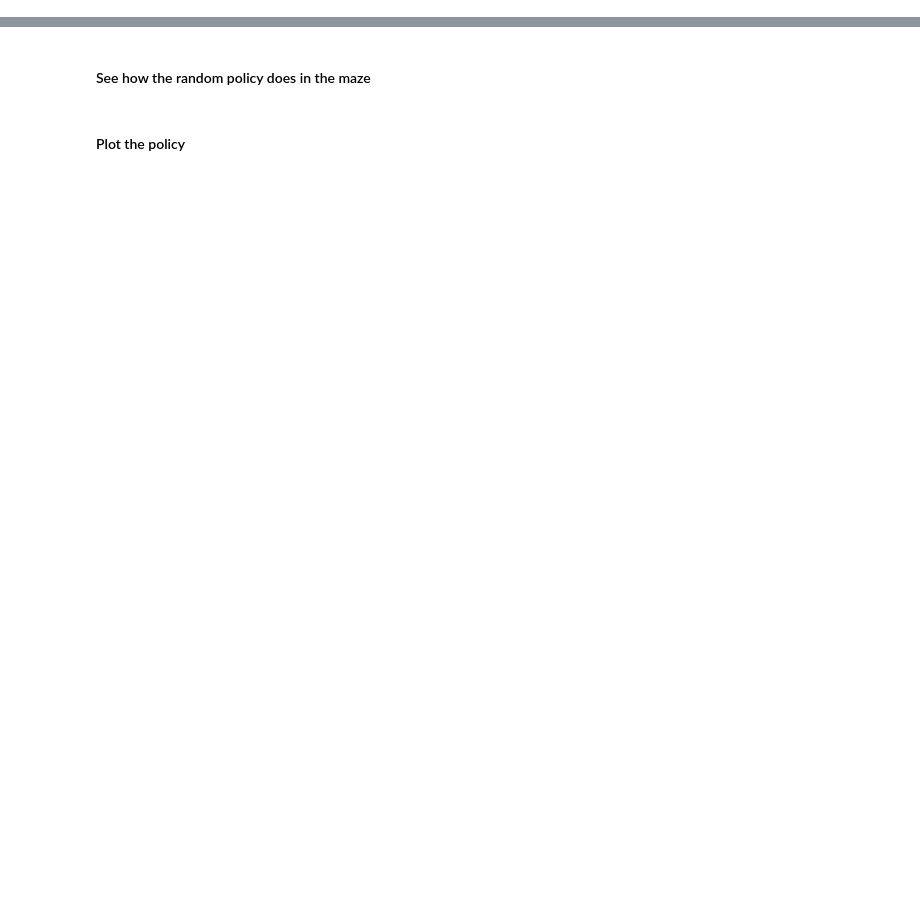
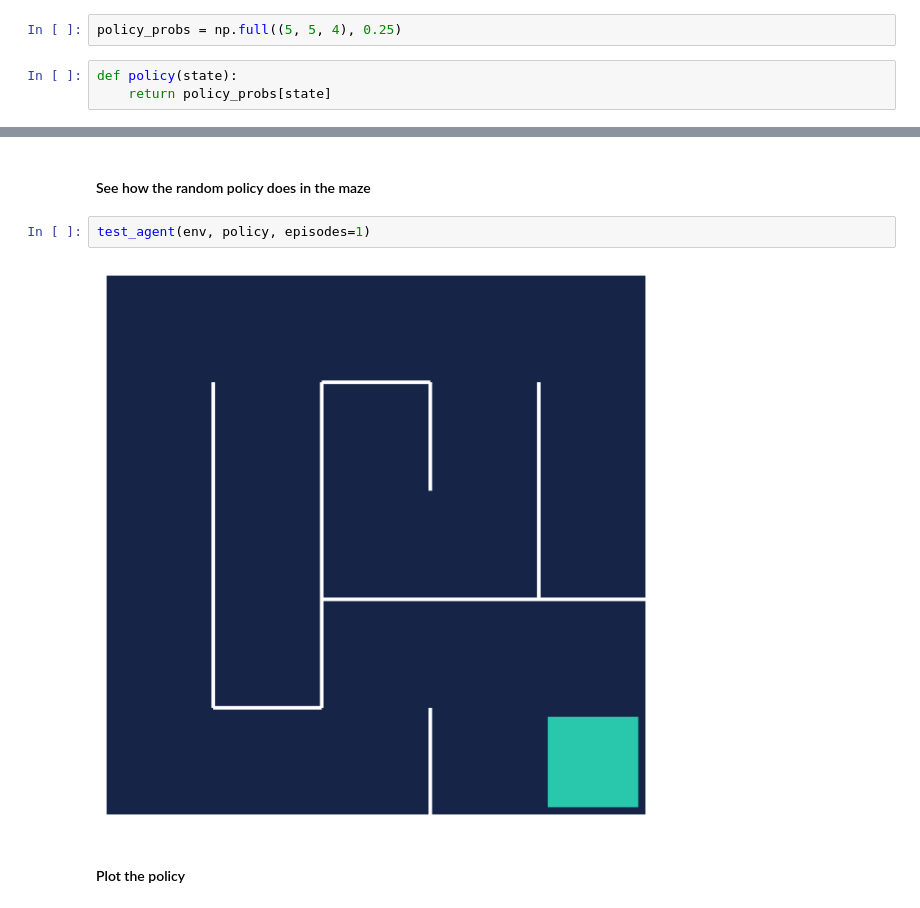
Before and after one commit to LooseTerrifyingSpaceMonkey/courses-books, a Jupyter notebook: reinforcement-learning-beginner-master/Section_3_value_iteration.ipynb, the cells around one changed output, grey strips where cells are left out. Cells and saved outputs as stored; diff of their text form; blank space fills up the shorter version.

```diff
--- a/reinforcement-learning-beginner-master/Section_3_value_iteration.ipynb
+++ b/reinforcement-learning-beginner-master/Section_3_value_iteration.ipynb
@@ -67,5 +89,10 @@
 ## Define the policy $\pi(\cdot|s)$
 # %% [markdown]
 #### Create the policy $\pi(\cdot|s)$
+# %%
+policy_probs = np.full((5, 5, 4), 0.25)
+# %%
+def policy(state):
+    return policy_probs[state]
 # %% [markdown]
 #### Test the policy with state (0, 0)
@@ -72,4 +108,8 @@
 # %% [markdown]
 #### See how the random policy does in the maze
+# %%
+test_agent(env, policy, episodes=1)
+# %% [output]
+[figure, added]
 # %% [markdown]
 #### Plot the policy
```
Also changed, not shown: parts of 13 cells of this notebook, 3 other files.
